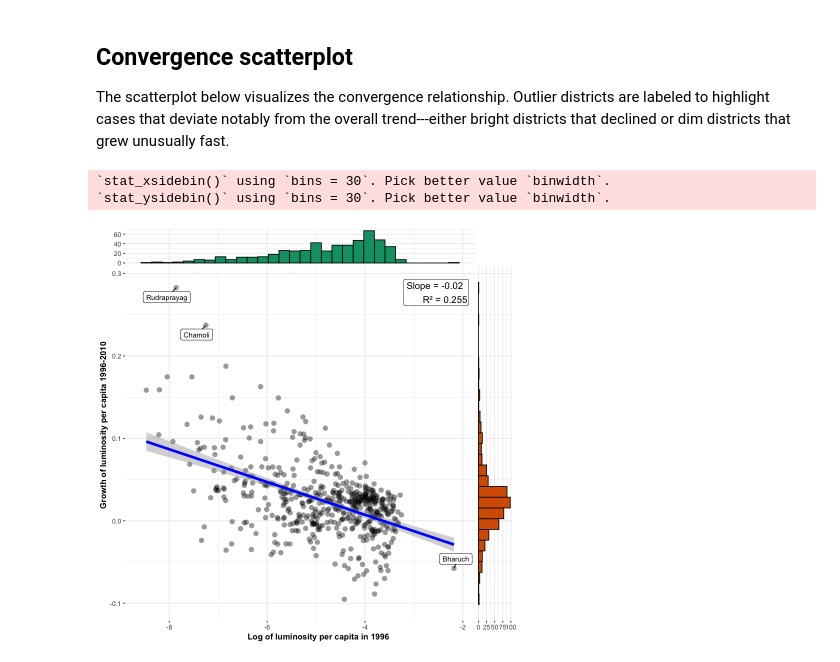
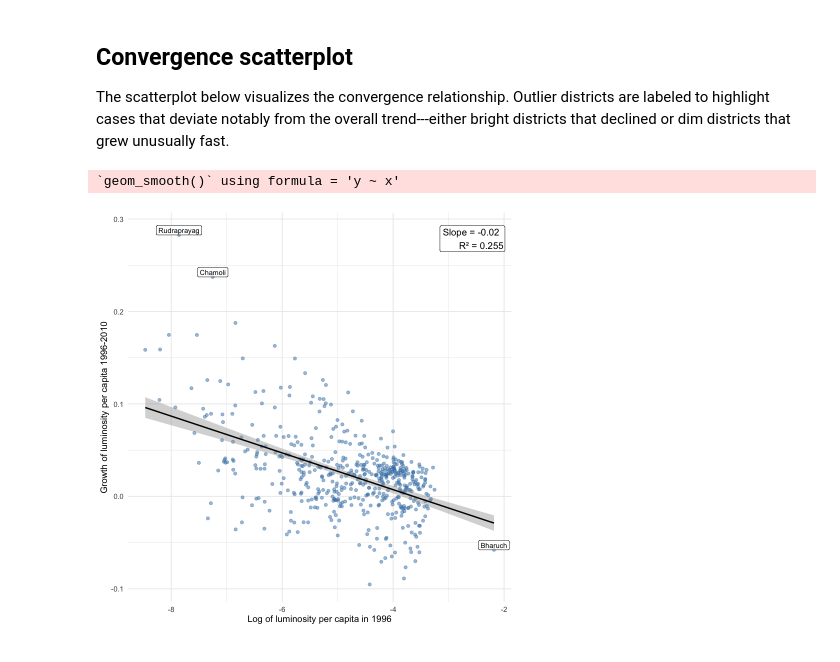
Before and after one commit to quarcs-lab/project2025s, a Jupyter notebook: notebooks/c02_regional_convergence_sc.ipynb, the cells around one changed output. Drawn from its saved outputs; the diff is of its cells as text; code cells hidden in the pictures.

```diff
--- a/notebooks/c02_regional_convergence_sc.ipynb
+++ b/notebooks/c02_regional_convergence_sc.ipynb
@@ -63,26 +57,27 @@ The scatterplot below visualizes the convergence relationship. Outlier districts
 # %%
 #| label: fig-convergence
 #| fig-cap: "Regional luminosity convergence across districts in India <br> Note: See Regional convergence notebook for source code. <br> Source: Data from Chanda and Kabiraj (2000)."
+
+# Identify outlier districts for labeling
+outliers <- data[
+  (data$log_light96_rcr_cap > -3 & data$light_growth96_10rcr_cap < 0) |
+  (data$log_light96_rcr_cap < -7 & data$light_growth96_10rcr_cap > 0.2),
+]
+
 # Annotated scatterplot
-p1 <- ggscatterstats(
-  data = data,
-  x = log_light96_rcr_cap,
-  y = light_growth96_10rcr_cap,
-  label.var = district,
-  label.expression = (log_light96_rcr_cap > -3 & light_growth96_10rcr_cap < 0) | (log_light96_rcr_cap <-7 & light_growth96_10rcr_cap > 0.2),
-  results.subtitle = FALSE,
-  xlab = "Log of luminosity per capita in 1996",
-  ylab = "Growth of luminosity per capita 1996-2010"
-) +
-annotate("label",
-           x = Inf,
-           y = Inf,
+p1 <- ggplot(data, aes(x = log_light96_rcr_cap, y = light_growth96_10rcr_cap)) +
+  geom_point(alpha = 0.5, color = "steelblue") +
+  geom_smooth(method = "lm", color = "black", se = TRUE, linewidth = 0.8) +
+  geom_label(data = outliers, aes(label = district),
+             size = 3, alpha = 0.7, nudge_y = 0.005) +
+  annotate("label",
+           x = Inf, y = Inf,
            label = paste("Slope =", slope, "\nR\u00b2 =", rsq),
-           hjust = 1.1,
-           vjust = 1.5,
-           size = 4)
+           hjust = 1.1, vjust = 1.5, size = 4) +
+  labs(x = "Log of luminosity per capita in 1996",
+       y = "Growth of luminosity per capita 1996-2010") +
+  theme_minimal()
 p1
 # %% [output]
-`stat_xsidebin()` using `bins = 30`. Pick better value `binwidth`.
-`stat_ysidebin()` using `bins = 30`. Pick better value `binwidth`.
+`geom_smooth()` using formula = 'y ~ x'
-[figure, old version]
+[figure, new version]
```
Also changed, not shown: parts of 3 cells of this notebook, 32 other files.
